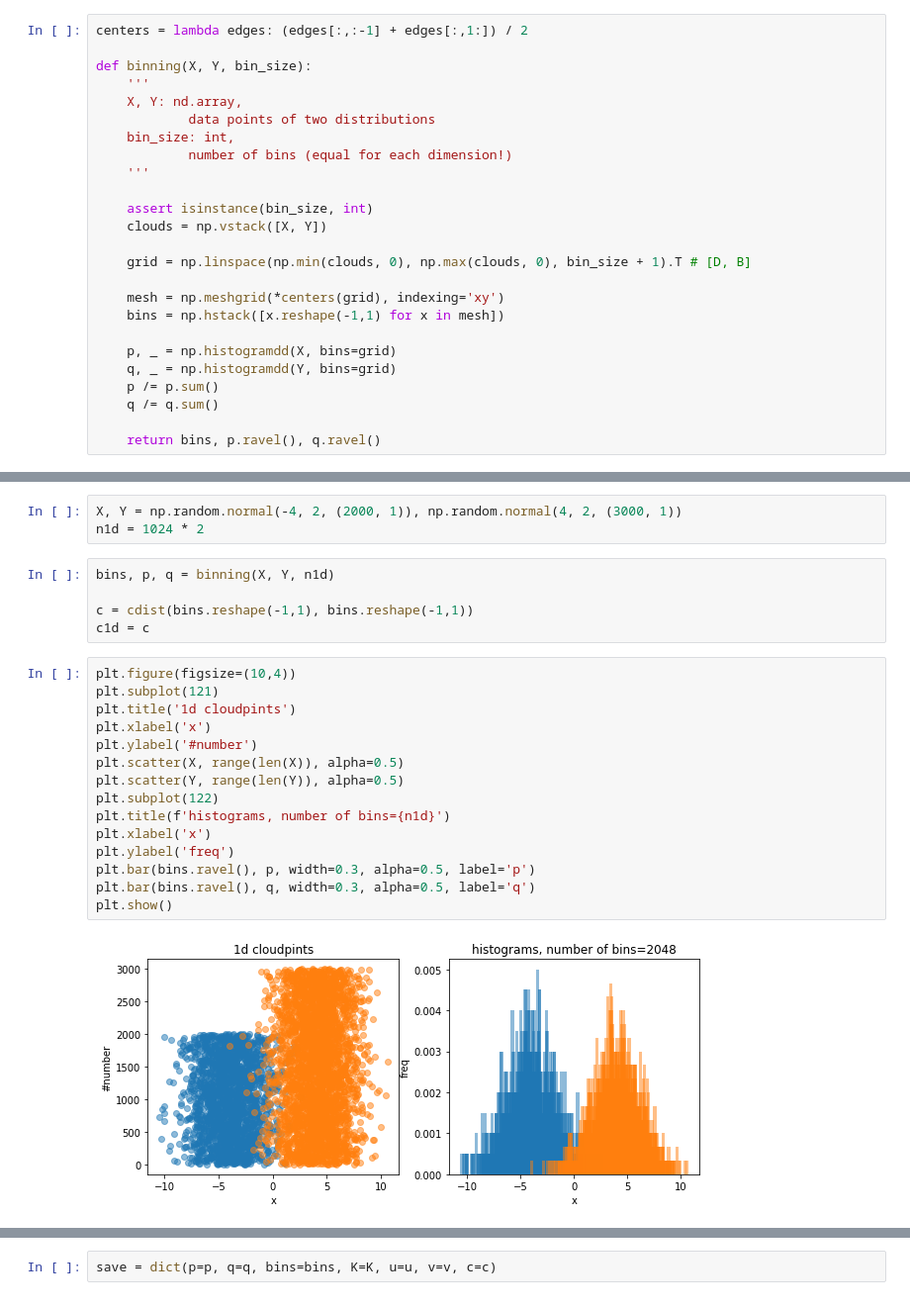
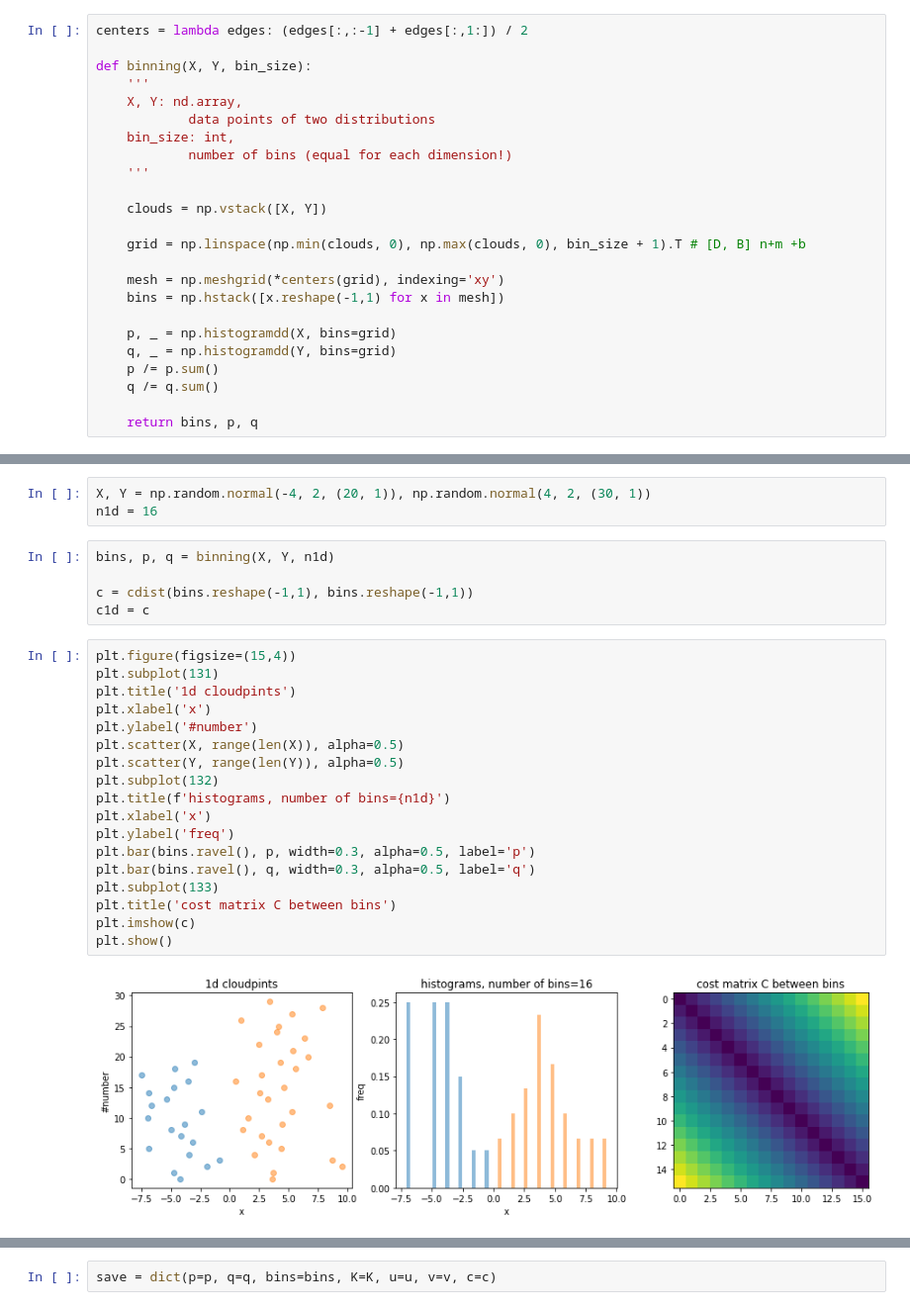
Before and after one commit to svdcvt/sinkhorn_ot, a Jupyter notebook: sinkhorn.ipynb, the cells around one changed output, grey strips where cells are left out. Shown at 99% size. Saved outputs shown, nothing was run; the diff lists cells and outputs as text.

Commit message:
added time tests, plots and cleaning

```diff
--- a/sinkhorn.ipynb
+++ b/sinkhorn.ipynb
@@ -71,10 +77,9 @@ def binning(X, Y, bin_size):
             number of bins (equal for each dimension!)
     '''
 
-    assert isinstance(bin_size, int)
     clouds = np.vstack([X, Y])
 
-    grid = np.linspace(np.min(clouds, 0), np.max(clouds, 0), bin_size + 1).T # [D, B]
+    grid = np.linspace(np.min(clouds, 0), np.max(clouds, 0), bin_size + 1).T # [D, B] n+m +b
 
     mesh = np.meshgrid(*centers(grid), indexing='xy')
     bins = np.hstack([x.reshape(-1,1) for x in mesh])
@@ -84,4 +89,4 @@ def binning(X, Y, bin_size):
     p /= p.sum()
     q /= q.sum()
 
-    return bins, p.ravel(), q.ravel()
+    return bins, p, q
@@ -88,27 +111,30 @@ def binning(X, Y, bin_size):
 # %% [markdown]
 # 1D bins
 # %%
-X, Y = np.random.normal(-4, 2, (2000, 1)), np.random.normal(4, 2, (3000, 1))
-n1d = 1024 * 2
+X, Y = np.random.normal(-4, 2, (20, 1)), np.random.normal(4, 2, (30, 1))
+n1d = 16
 # %%
 bins, p, q = binning(X, Y, n1d)
 
 c = cdist(bins.reshape(-1,1), bins.reshape(-1,1))
 c1d = c
 # %%
-plt.figure(figsize=(10,4))
-plt.subplot(121)
+plt.figure(figsize=(15,4))
+plt.subplot(131)
 plt.title('1d cloudpints')
 plt.xlabel('x')
 plt.ylabel('#number')
 plt.scatter(X, range(len(X)), alpha=0.5)
 plt.scatter(Y, range(len(Y)), alpha=0.5)
-plt.subplot(122)
+plt.subplot(132)
 plt.title(f'histograms, number of bins={n1d}')
 plt.xlabel('x')
 plt.ylabel('freq')
 plt.bar(bins.ravel(), p, width=0.3, alpha=0.5, label='p')
 plt.bar(bins.ravel(), q, width=0.3, alpha=0.5, label='q')
+plt.subplot(133)
+plt.title('cost matrix C between bins')
+plt.imshow(c)
 plt.show()
 # %% [output]
-[figure, old version]
+[figure, new version]
```
Also changed, not shown: parts of 62 cells of this notebook, 2 other files.
